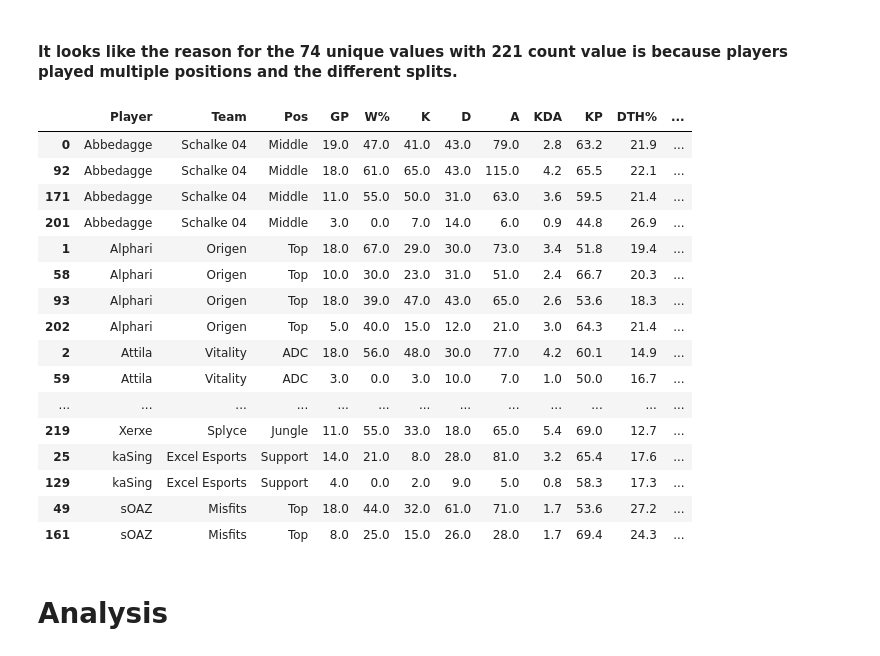
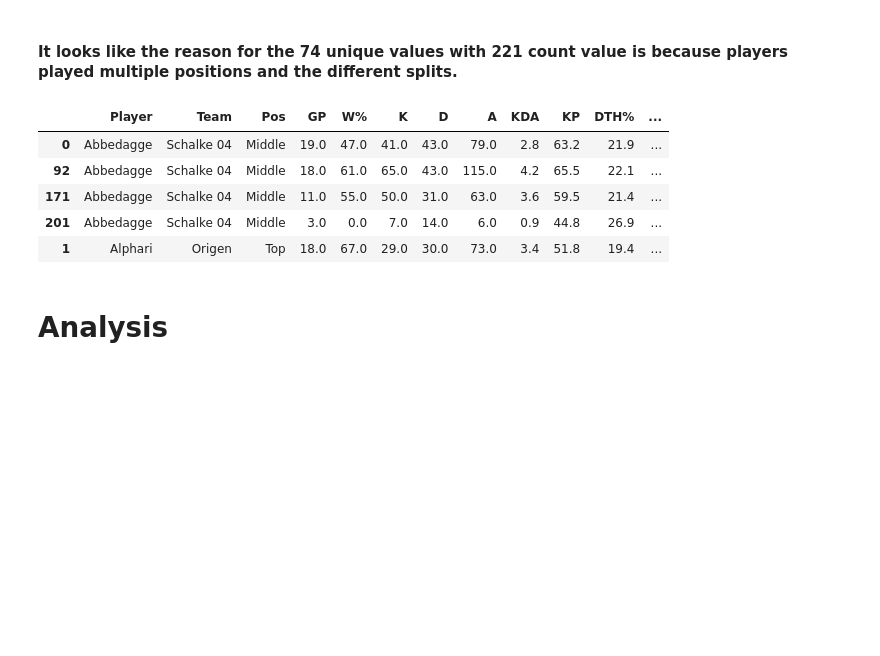
Before and after one commit to AhmedU801/LEC-2019-Exploratory-Analysis, a Jupyter notebook: LEC 2019 Exploratory Analysis.ipynb, the cells around one changed output. Saved outputs shown, nothing was run; the diff lists cells and outputs as text; code cells hidden in the pictures; blank space fills up the shorter version.

```diff
--- a/LEC 2019 Exploratory Analysis.ipynb
+++ b/LEC 2019 Exploratory Analysis.ipynb
@@ -127,25 +116,14 @@ player_data.describe(include='all')
 # %% [markdown]
 #### It looks like the reason for the 74 unique values with 221 count value is because players played multiple positions and the different splits.
 # %%
-pd.concat(g for _, g in player_data.groupby("Player") if len(g) > 1)
+pd.concat(g for _, g in player_data.groupby("Player") if len(g) > 1).head()
 # %% [output]
 |  | Player | Team | Pos | GP | W% | K | D | A | KDA | KP | DTH% | ... |
 | 0 | Abbedagge | Schalke 04 | Middle | 19.0 | 47.0 | 41.0 | 43.0 | 79.0 | 2.8 | 63.2 | 21.9 | ... |
 | 92 | Abbedagge | Schalke 04 | Middle | 18.0 | 61.0 | 65.0 | 43.0 | 115.0 | 4.2 | 65.5 | 22.1 | ... |
 | 171 | Abbedagge | Schalke 04 | Middle | 11.0 | 55.0 | 50.0 | 31.0 | 63.0 | 3.6 | 59.5 | 21.4 | ... |
 | 201 | Abbedagge | Schalke 04 | Middle | 3.0 | 0.0 | 7.0 | 14.0 | 6.0 | 0.9 | 44.8 | 26.9 | ... |
 | 1 | Alphari | Origen | Top | 18.0 | 67.0 | 29.0 | 30.0 | 73.0 | 3.4 | 51.8 | 19.4 | ... |
-| 58 | Alphari | Origen | Top | 10.0 | 30.0 | 23.0 | 31.0 | 51.0 | 2.4 | 66.7 | 20.3 | ... |
-| 93 | Alphari | Origen | Top | 18.0 | 39.0 | 47.0 | 43.0 | 65.0 | 2.6 | 53.6 | 18.3 | ... |
-| 202 | Alphari | Origen | Top | 5.0 | 40.0 | 15.0 | 12.0 | 21.0 | 3.0 | 64.3 | 21.4 | ... |
-| 2 | Attila | Vitality | ADC | 18.0 | 56.0 | 48.0 | 30.0 | 77.0 | 4.2 | 60.1 | 14.9 | ... |
-| 59 | Attila | Vitality | ADC | 3.0 | 0.0 | 3.0 | 10.0 | 7.0 | 1.0 | 50.0 | 16.7 | ... |
-| ... | ... | ... | ... | ... | ... | ... | ... | ... | ... | ... | ... | ... |
-| 219 | Xerxe | Splyce | Jungle | 11.0 | 55.0 | 33.0 | 18.0 | 65.0 | 5.4 | 69.0 | 12.7 | ... |
-| 25 | kaSing | Excel Esports | Support | 14.0 | 21.0 | 8.0 | 28.0 | 81.0 | 3.2 | 65.4 | 17.6 | ... |
-| 129 | kaSing | Excel Esports | Support | 4.0 | 0.0 | 2.0 | 9.0 | 5.0 | 0.8 | 58.3 | 17.3 | ... |
-| 49 | sOAZ | Misfits | Top | 18.0 | 44.0 | 32.0 | 61.0 | 71.0 | 1.7 | 53.6 | 27.2 | ... |
-| 161 | sOAZ | Misfits | Top | 8.0 | 25.0 | 15.0 | 26.0 | 28.0 | 1.7 | 69.4 | 24.3 | ... |
 # %% [markdown]
 # Analysis
 # %% [markdown]
```
Also changed, not shown: parts of 1 cell of this notebook.
